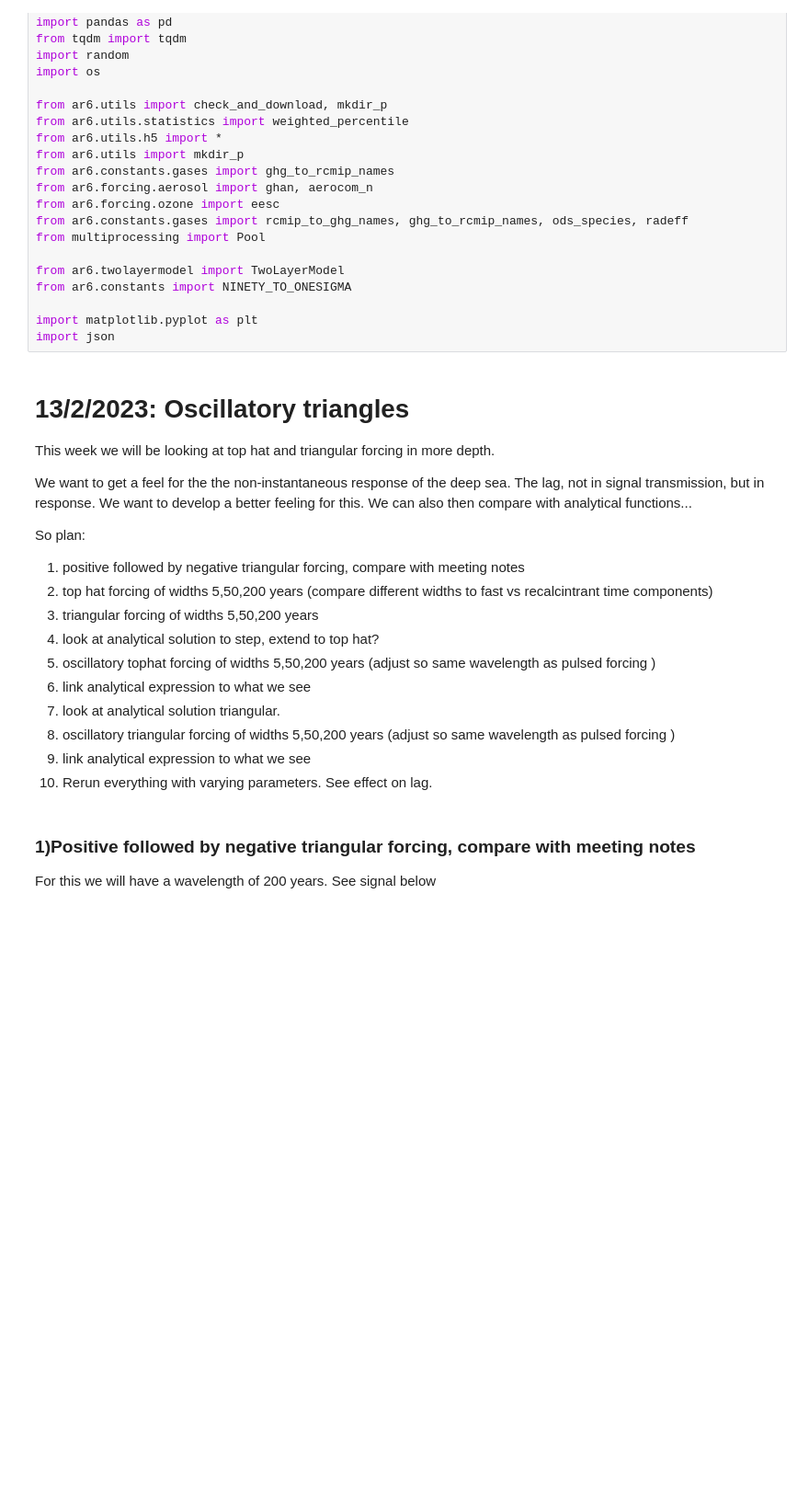
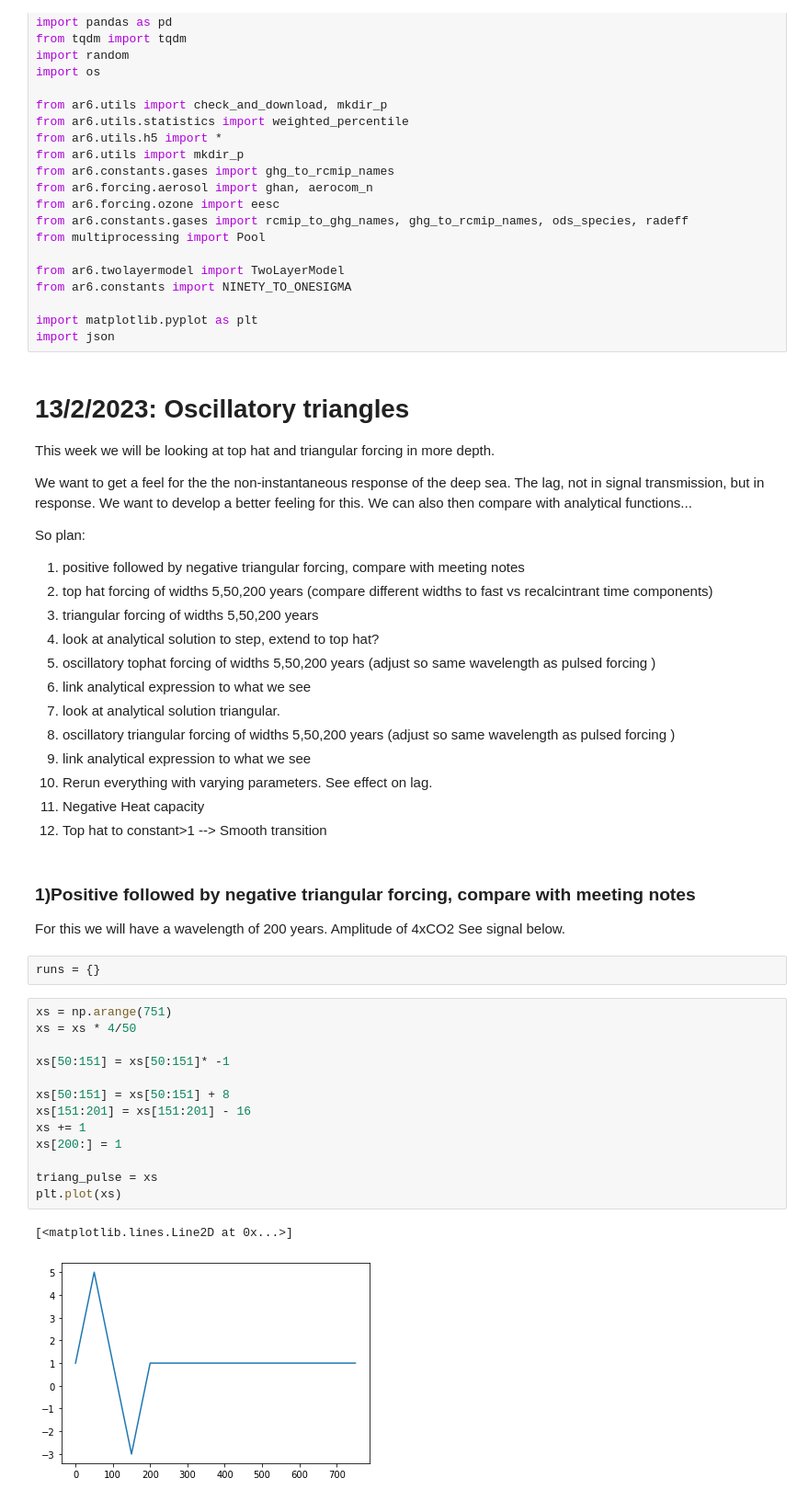
Before and after one commit to francesmcginley/ar6, a Jupyter notebook: Exploration/W6TimeLag.ipynb, the cells around one changed output. Shown at 92% size. Cells and saved outputs as stored; diff of their text form; blank space fills up the shorter version.

```diff
--- a/Exploration/W6TimeLag.ipynb
+++ b/Exploration/W6TimeLag.ipynb
@@ -45,6 +45,26 @@ So plan:
 1.   oscillatory triangular forcing of widths 5,50,200 years (adjust so same wavelength as pulsed forcing )
 1.   link analytical expression to what we see
 1.   Rerun everything with varying parameters. See effect on lag.
+1.   Negative Heat capacity
+1.   Top hat to constant>1 --> Smooth transition
 # %% [markdown]
 ### 1)Positive followed by negative triangular forcing, compare with meeting notes
-For this we will have a wavelength of 200 years. See signal below
+For this we will have a wavelength of 200 years. Amplitude of 4xCO2 See signal below.
+# %%
+runs = {}
+# %%
+xs = np.arange(751)
+xs = xs * 4/50
+
+xs[50:151] = xs[50:151]* -1
+
+xs[50:151] = xs[50:151] + 8
+xs[151:201] = xs[151:201] - 16
+xs += 1
+xs[200:] = 1
+
+triang_pulse = xs
+plt.plot(xs)
+# %% [output]
+[<matplotlib.lines.Line2D at 0x...>]
+[figure, added]
```
Also changed, not shown: parts of 16 cells of this notebook, 2 other files.
